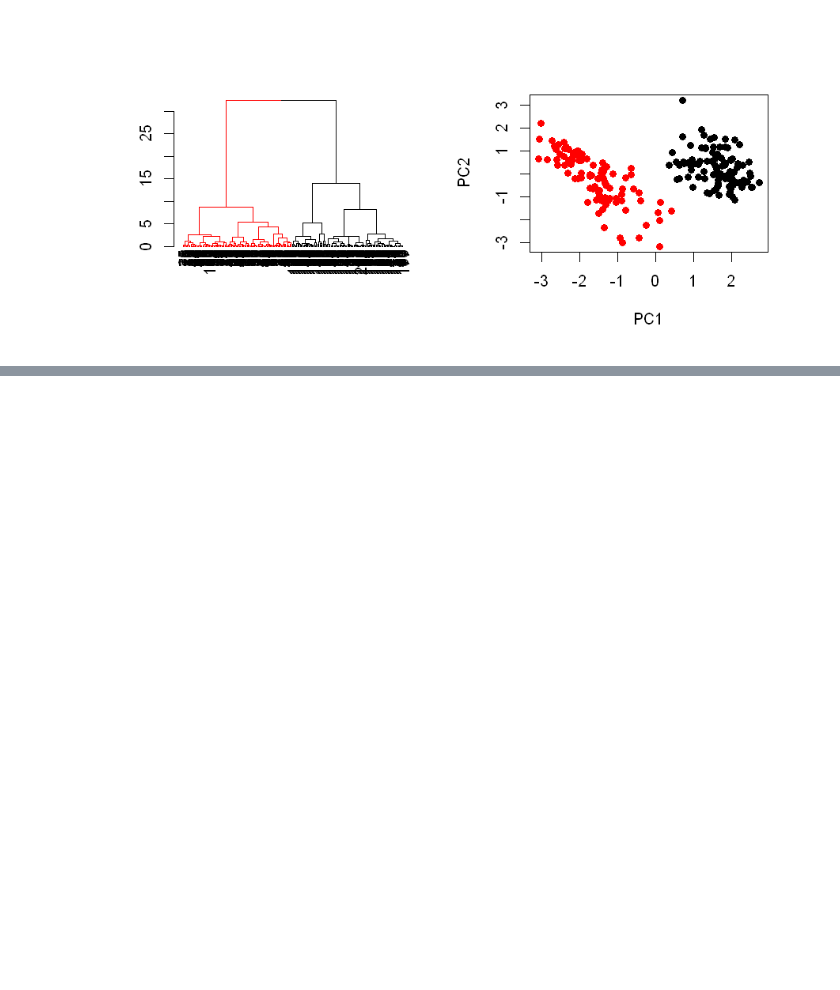
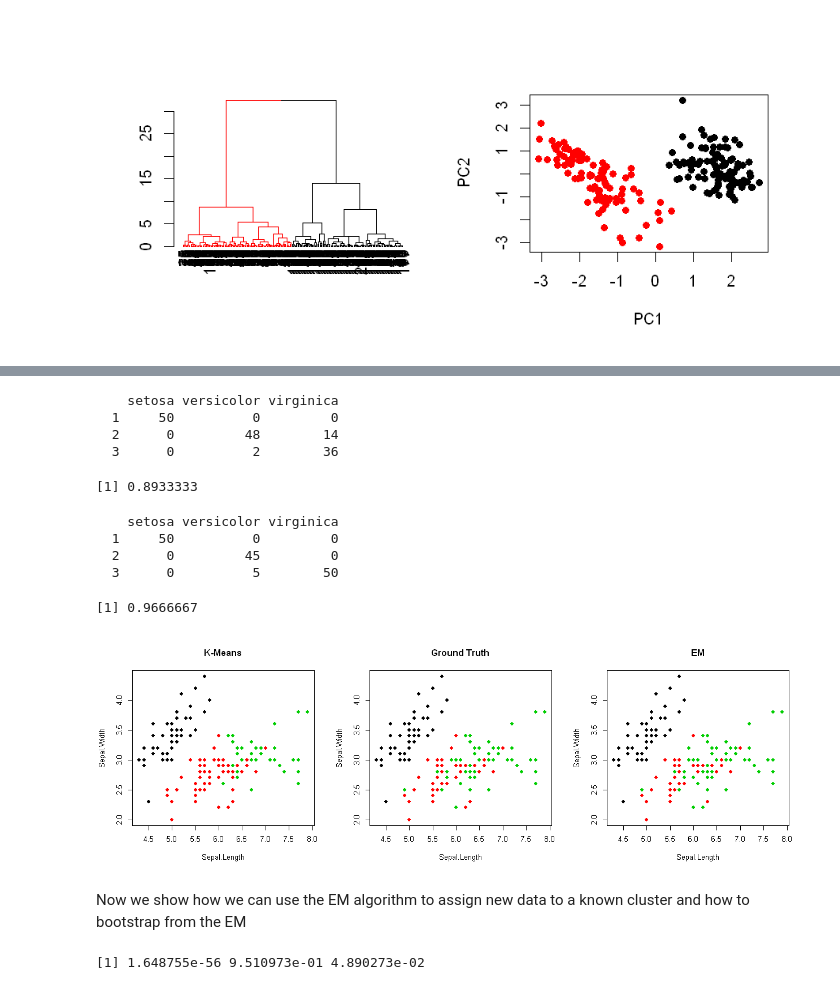
Before and after one commit to niruc100/Data-Science-With-R, a Jupyter notebook: Cluster Analysis.ipynb, the cells around one changed output, grey strips where cells are left out. Saved outputs shown, nothing was run; the diff lists cells and outputs as text; code cells hidden in the pictures; blank space fills up the shorter version.

```diff
--- a/Cluster Analysis.ipynb
+++ b/Cluster Analysis.ipynb
@@ -159,0 +260,38 @@ plot(pcs_banknote, col = cutree(cl_ward, k=2), pch = 16)
+# %%
+set.seed(33)
+kmeans_iris <- kmeans(iris[, 1:4], centers = 3, iter.max = 10, nstart = 100)
+em_iris <- Mclust(iris[, 1:4], G=3)
+# %%
+(kmeans_ct <- table(kmeans_iris$cluster, iris$Species))
+# %% [output]
+    setosa versicolor virginica
+  1     50          0         0
+  2      0         48        14
+  3      0          2        36
+# %%
+# Accuracy of kmeans on Iris
+sum(diag(kmeans_ct)) / length(iris$Species)
+# %% [output]
+[1] 0.8933333
+# %%
+(em_ct <- table(em_iris$classification, iris$Species))
+# %% [output]
+    setosa versicolor virginica
+  1     50          0         0
+  2      0         45         0
+  3      0          5        50
+# %%
+sum(diag(em_ct)) / length(iris$Species) # Much better than Kmeans
+# %% [output]
+[1] 0.9666667
+# %%
+# visual comparison
+par(mfrow = c(1,3))
+options(repr.plot.width = 10.5, repr.plot.height = 3.5)
+plot(iris[, 1:2], col=kmeans_iris$cluster, pch=16, main='K-Means')
+plot(iris[, 1:2], col=iris$Species, pch=16, main='Ground Truth')
+plot(iris[, 1:2], col=em_iris$classification, pch=16, main='EM')
+# %% [output]
+[figure, added]
+# %% [markdown]
+Now we show how we can use the EM algorithm to assign new data to a known cluster and how to bootstrap from the EM
@@ -159,0 +305,10 @@ plot(pcs_banknote, col = cutree(cl_ward, k=2), pch = 16)
+# %%
+# Compute the posterior probability
+cluster_probability <- numeric(3)
+for (i in 1:3) {
+  cluster_probability[i] <- prior_probabilities[i] * dmvnorm(new_iris, mean = cluster_means[, i], sigma =
+    cluster_variances[, , i])
+}
+cluster_probability / sum(cluster_probability)
+# %% [output]
+[1] 1.648755e-56 9.510973e-01 4.890273e-02
```
Also changed, not shown: parts of 19 cells of this notebook.
